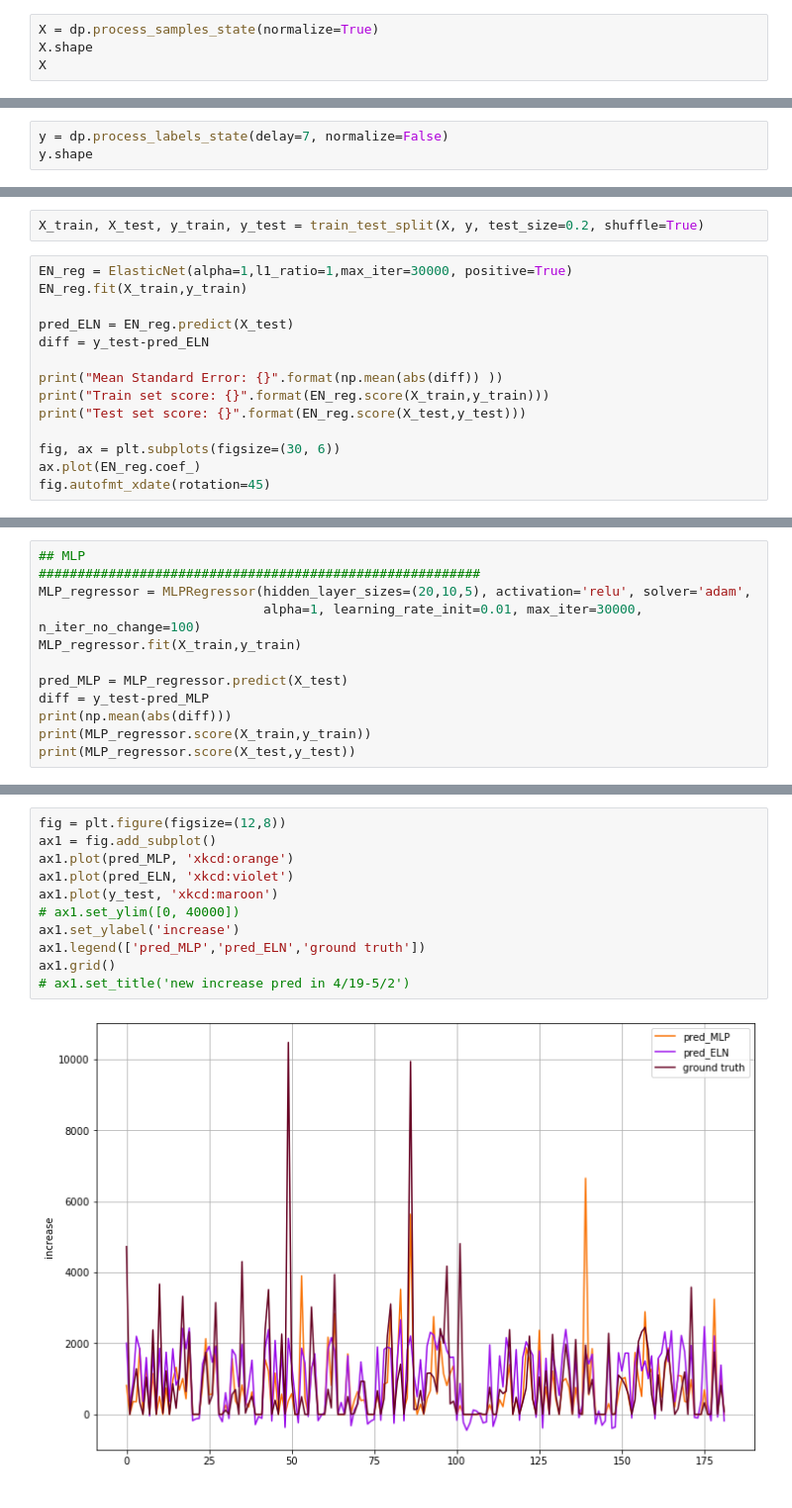
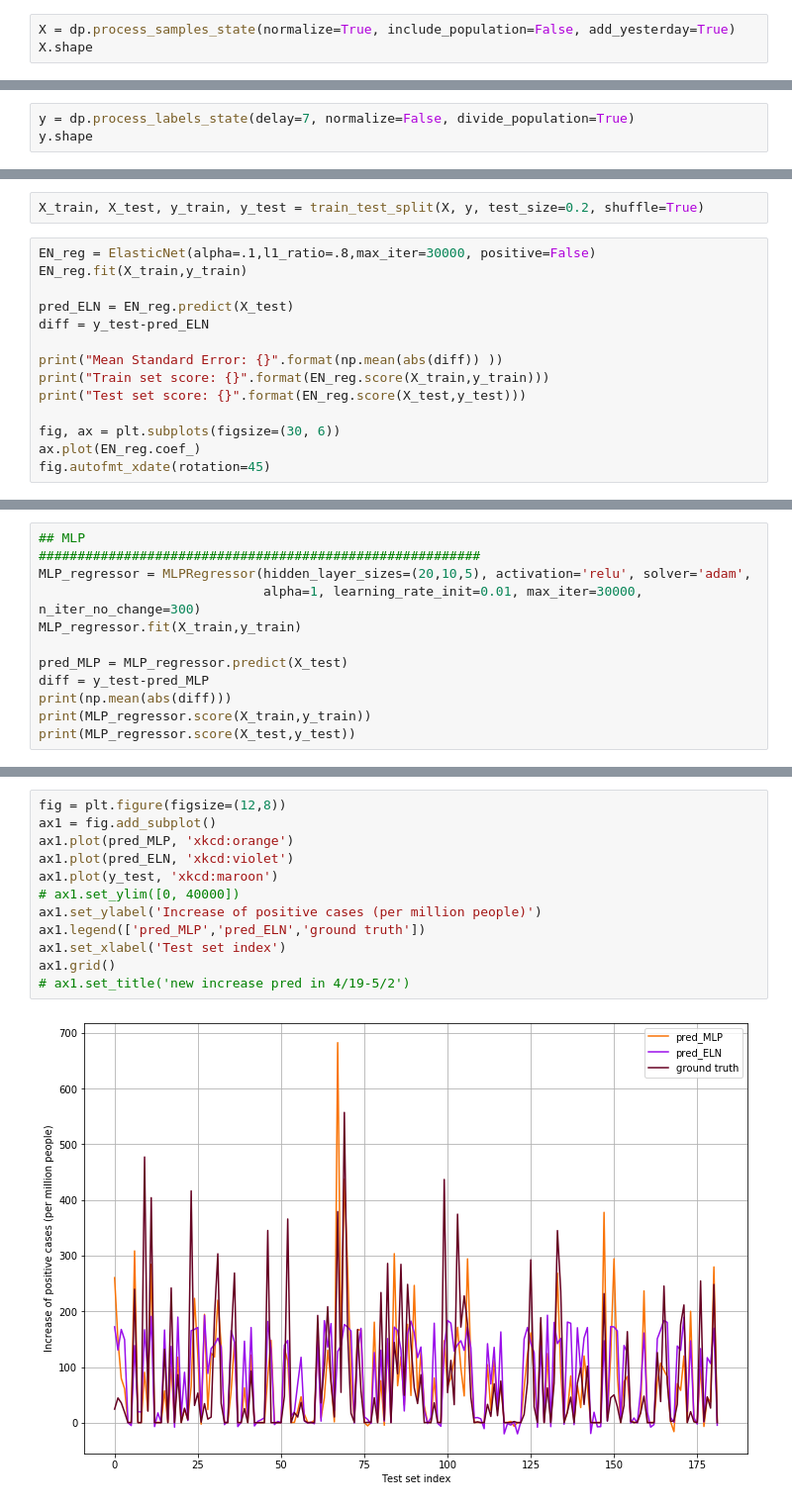
Before and after one commit to Trembleo/DS-GA-1003-Final-proj, a Jupyter notebook: code/COVIDtrends.ipynb, the cells around one changed output, grey strips where cells are left out. Shown: that part at 99% size. Saved outputs shown, nothing was run; the diff lists cells and outputs as text.

Commit message:
add kw30_10state results

```diff
--- a/code/COVIDtrends.ipynb
+++ b/code/COVIDtrends.ipynb
@@ -147,7 +147,6 @@ dp = DataParser(keywords_path="../data/trends/keywords_150_10states.csv",
                 cases_path="../data/covid19-in-usa/us_states_covid19_daily.csv",
                 start_date="2020-02-01", end_date="2020-05-01")
 # %%
-X = dp.process_samples_state(normalize=True)
+X = dp.process_samples_state(normalize=True, include_population=False, add_yesterday=True)
 X.shape
-X
 # %% [output]
@@ -167,5 +154,5 @@ array([[0.2655024 , 0.12      , 0.        , ..., 0.        , 0.        ,
 # %%
-y = dp.process_labels_state(delay=7, normalize=False)
+y = dp.process_labels_state(delay=7, normalize=False, divide_population=True)
 y.shape
 # %% [output]
 (910,)
@@ -172,7 +165,7 @@ y.shape
 # %%
 X_train, X_test, y_train, y_test = train_test_split(X, y, test_size=0.2, shuffle=True)
 # %%
-EN_reg = ElasticNet(alpha=1,l1_ratio=1,max_iter=30000, positive=True)
+EN_reg = ElasticNet(alpha=.1,l1_ratio=.8,max_iter=30000, positive=False)
 EN_reg.fit(X_train,y_train)
 
 pred_ELN = EN_reg.predict(X_test)
@@ -194,7 +187,7 @@ Test set score: 0.292658935786438
 ## MLP
 #########################################################
 MLP_regressor = MLPRegressor(hidden_layer_sizes=(20,10,5), activation='relu', solver='adam',
-                             alpha=1, learning_rate_init=0.01, max_iter=30000, n_iter_no_change=100)
+                             alpha=1, learning_rate_init=0.01, max_iter=30000, n_iter_no_change=300)
 MLP_regressor.fit(X_train,y_train)
 
 pred_MLP = MLP_regressor.predict(X_test)
@@ -209,13 +202,14 @@ print(MLP_regressor.score(X_test,y_test))
 # %%
 fig = plt.figure(figsize=(12,8))
 ax1 = fig.add_subplot()
 ax1.plot(pred_MLP, 'xkcd:orange')
 ax1.plot(pred_ELN, 'xkcd:violet')
 ax1.plot(y_test, 'xkcd:maroon')
 # ax1.set_ylim([0, 40000])
-ax1.set_ylabel('increase')
+ax1.set_ylabel('Increase of positive cases (per million people)')
 ax1.legend(['pred_MLP','pred_ELN','ground truth'])
+ax1.set_xlabel('Test set index')
 ax1.grid()
 # ax1.set_title('new increase pred in 4/19-5/2')
 # %% [output]
-[figure, old version]
+[figure, new version]
```
Also changed, not shown: parts of 5 cells of this notebook, 5 other files.
